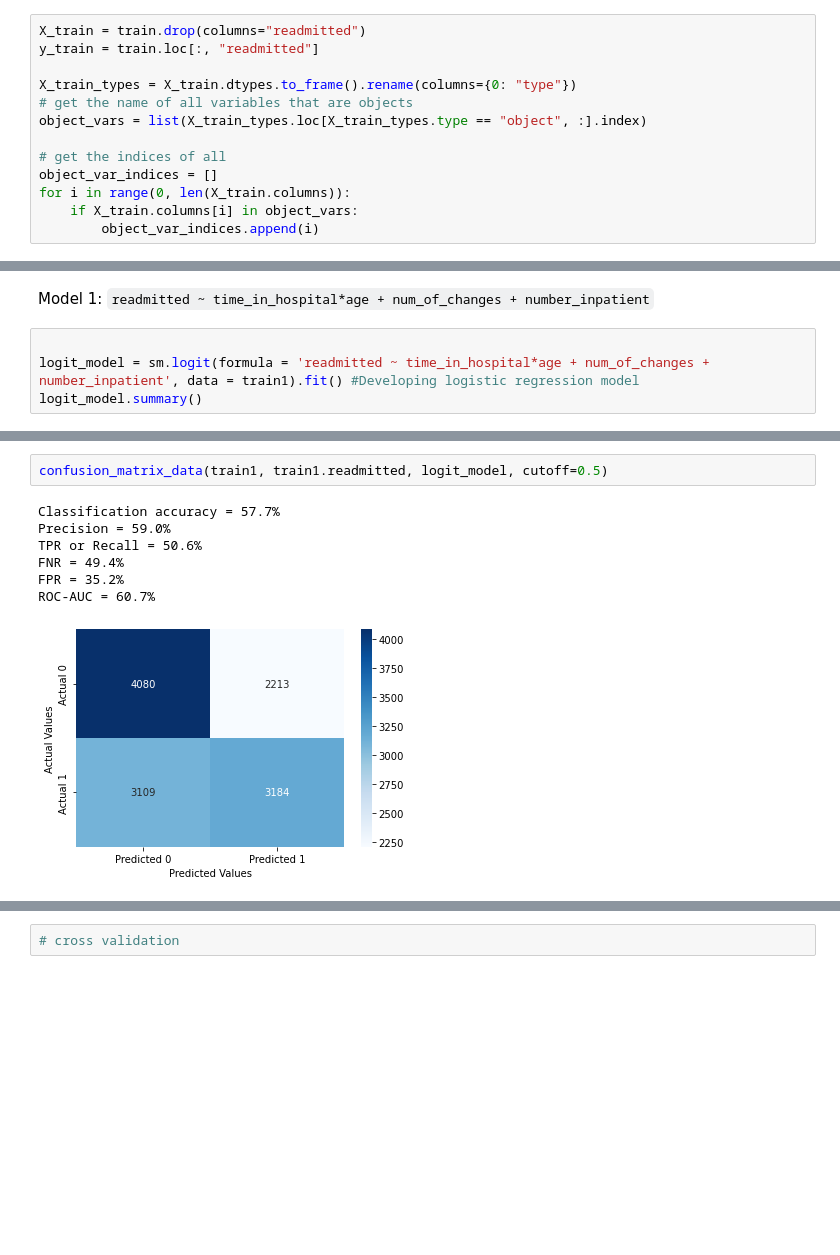
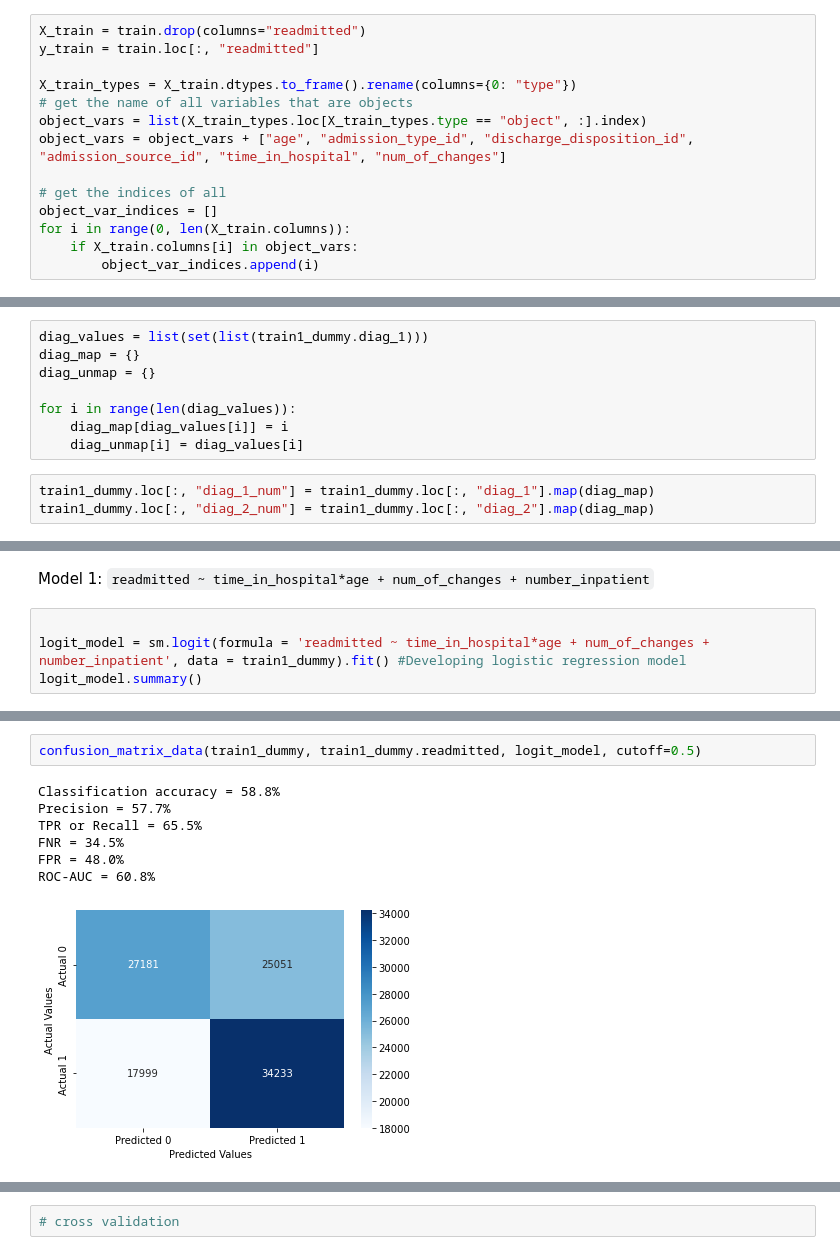
Before and after one commit to AnastasiaKWei/Saturn, a Jupyter notebook: Amy.ipynb, the cells around one changed output, grey strips where cells are left out. Cells and saved outputs as stored; diff of their text form; blank space fills up the shorter version.

```diff
--- a/Amy.ipynb
+++ b/Amy.ipynb
@@ -34,6 +34,7 @@ y_train = train.loc[:, "readmitted"]
 X_train_types = X_train.dtypes.to_frame().rename(columns={0: "type"})
 # get the name of all variables that are objects
 object_vars = list(X_train_types.loc[X_train_types.type == "object", :].index)
+object_vars = object_vars + ["age", "admission_type_id", "discharge_disposition_id", "admission_source_id", "time_in_hospital", "num_of_changes"]
 
 # get the indices of all
 object_var_indices = []
@@ -231,0 +264,11 @@ remove dummy variable with high VIF
+# %%
+diag_values = list(set(list(train1_dummy.diag_1)))
+diag_map = {}
+diag_unmap = {}
+
+for i in range(len(diag_values)):
+    diag_map[diag_values[i]] = i
+    diag_unmap[i] = diag_values[i]
+# %%
+train1_dummy.loc[:, "diag_1_num"] = train1_dummy.loc[:, "diag_1"].map(diag_map)
+train1_dummy.loc[:, "diag_2_num"] = train1_dummy.loc[:, "diag_2"].map(diag_map)
@@ -235,7 +318,7 @@ remove dummy variable with high VIF
 Model 1: `readmitted ~ time_in_hospital*age + num_of_changes + number_inpatient`
 # %%
 
-logit_model = sm.logit(formula = 'readmitted ~ time_in_hospital*age + num_of_changes + number_inpatient', data = train1).fit() #Developing logistic regression model
+logit_model = sm.logit(formula = 'readmitted ~ time_in_hospital*age + num_of_changes + number_inpatient', data = train1_dummy).fit() #Developing logistic regression model
 logit_model.summary()
 # %% [output]
 Optimization terminated successfully.
@@ -301,13 +382,13 @@ logit_model.llf
 -8488.441402884093
 [figure]
 # %%
-confusion_matrix_data(train1, train1.readmitted, logit_model, cutoff=0.5)
+confusion_matrix_data(train1_dummy, train1_dummy.readmitted, logit_model, cutoff=0.5)
 # %% [output]
-Classification accuracy = 57.7%
-Precision = 59.0%
-TPR or Recall = 50.6%
-FNR = 49.4%
-FPR = 35.2%
-ROC-AUC = 60.7%
+Classification accuracy = 58.8%
+Precision = 57.7%
+TPR or Recall = 65.5%
+FNR = 34.5%
+FPR = 48.0%
+ROC-AUC = 60.8%
-[figure, old version]
+[figure, new version]
 # %%
```
Also changed, not shown: parts of 17 cells of this notebook.
